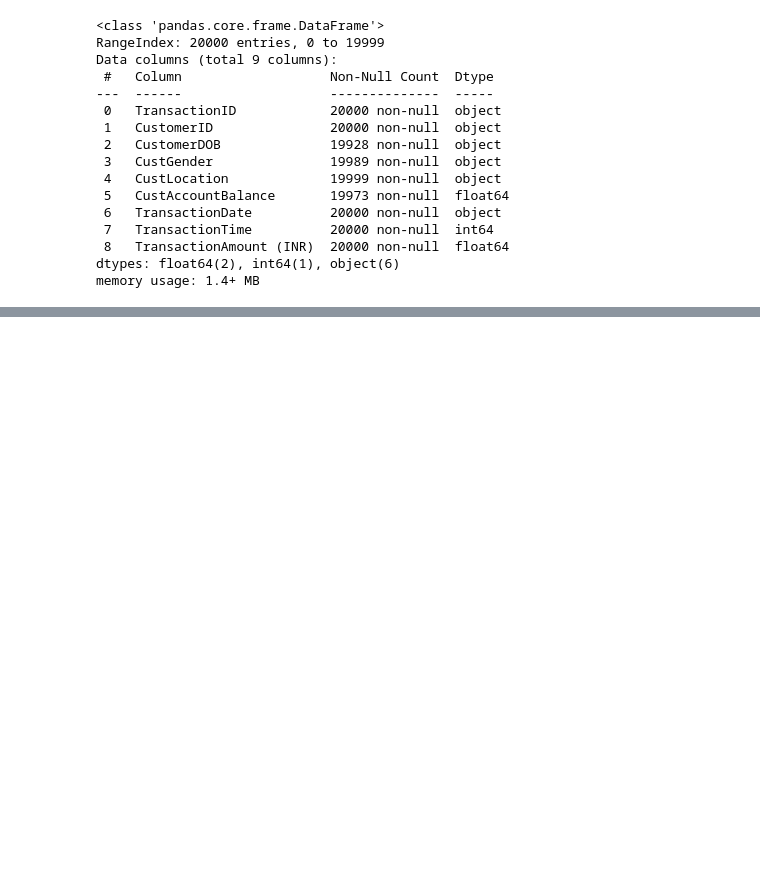
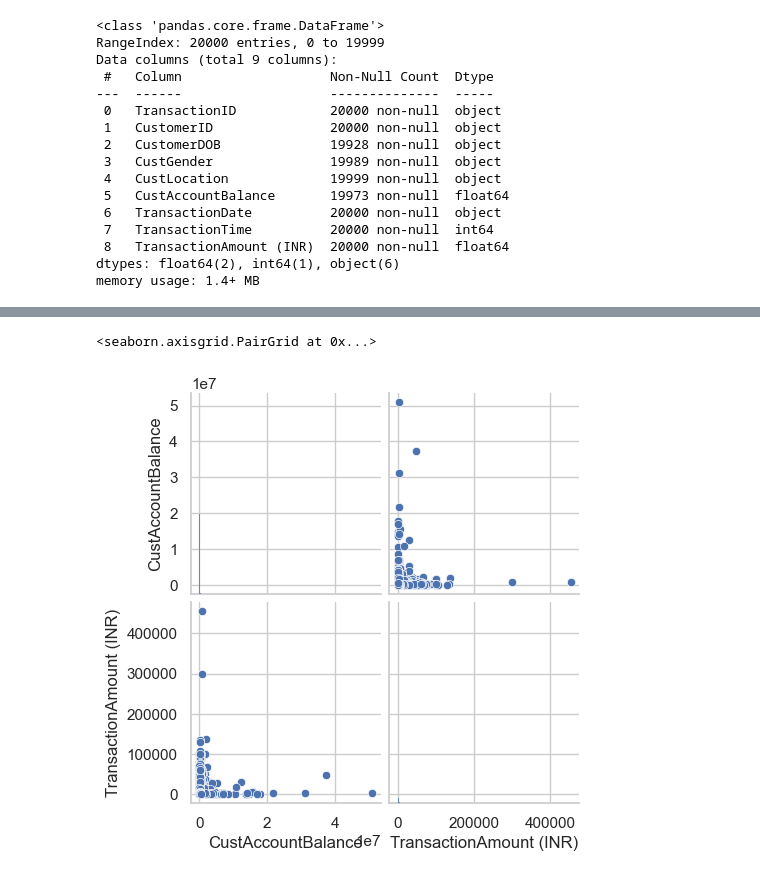
Before and after one commit to Ansareze/K-Means-Clustering, a Jupyter notebook: K-Means-Clustering.ipynb, the cells around one changed output, grey strips where cells are left out. Saved outputs shown, nothing was run; the diff lists cells and outputs as text; code cells hidden in the pictures; blank space fills up the shorter version.

```diff
--- a/K-Means-Clustering.ipynb
+++ b/K-Means-Clustering.ipynb
@@ -70,3 +70,9 @@ data.head()
 # Standardize the data
 scaler = StandardScaler()
 scaled_features = scaler.fit_transform(numeric_features)
+# %%
+# Plot a pairplot to visualize the relationship between numeric features
+sns.pairplot(data[[ 'CustAccountBalance','TransactionAmount (INR)']])
+# %% [output]
+<seaborn.axisgrid.PairGrid at 0x...>
+[figure, added]
```
Also changed, not shown: parts of 4 cells of this notebook.
